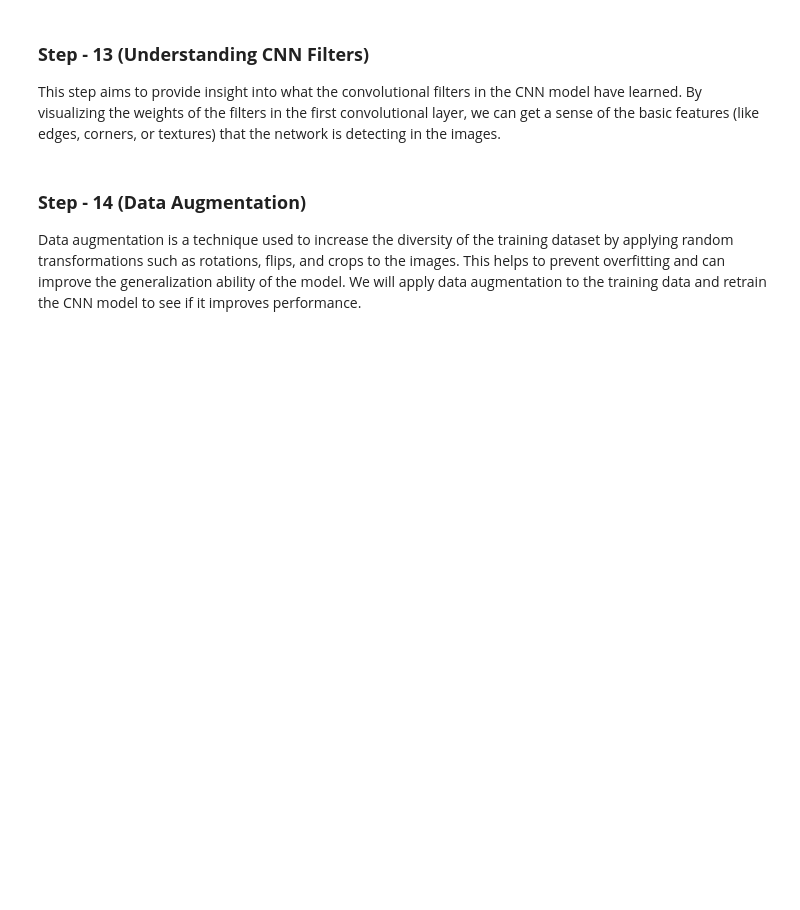
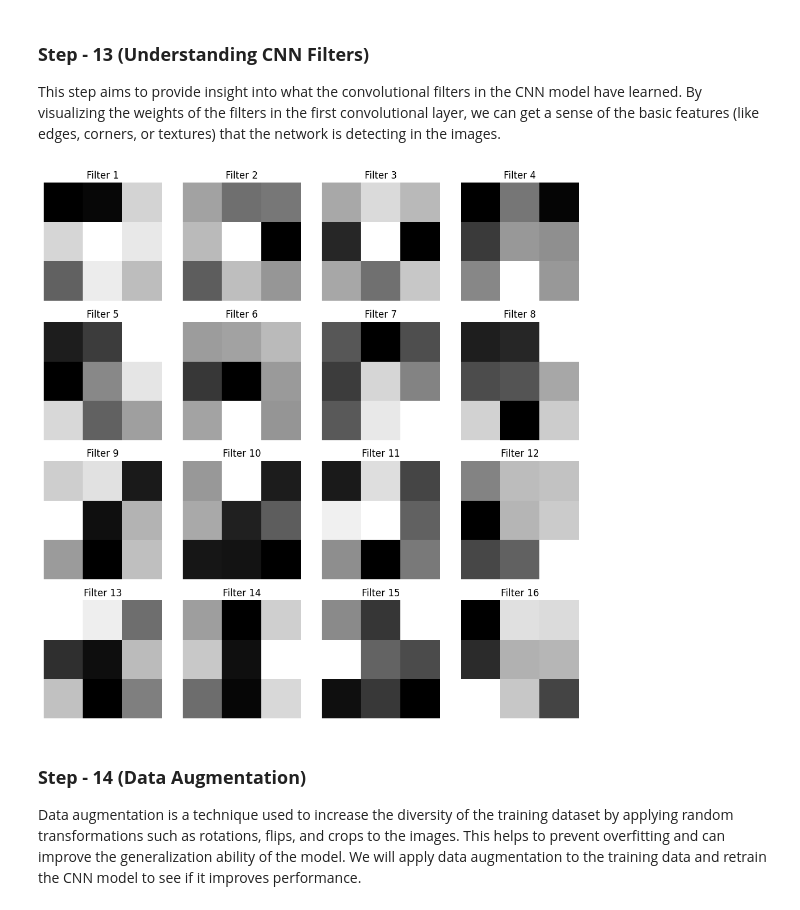
Before and after one commit to vsvishnu13/cv25, a Jupyter notebook: CV_Assignment_2.ipynb, the cells around one changed output. Cells and saved outputs as stored; diff of their text form; code cells hidden in the pictures; blank space fills up the shorter version.

```diff
--- a/CV_Assignment_2.ipynb
+++ b/CV_Assignment_2.ipynb
@@ -320,18 +356,20 @@ class CNN(nn.Module):
     def __init__(self):
         super(CNN, self).__init__()
         # TODO: Define the CNN layers (Conv2D, MaxPool, Fully Connected)
-        self.conv1 = nn.Conv2d(3, None, kernel_size=3, padding=1)  # Replace None with the correct number of filters
+        self.conv1 = nn.Conv2d(3, 32, kernel_size=3, padding=1)  # Replace None with the correct number of filters
         self.pool = nn.MaxPool2d(2, 2)
-        self.conv2 = nn.Conv2d(None, None, kernel_size=3, padding=1)  # Replace None
-        self.fc1 = nn.Linear(None, None)  # Replace None
-        self.fc2 = nn.Linear(None, 10)  # Output layer for 10 classes
+        self.conv2 = nn.Conv2d(32, 64, kernel_size=3, padding=1)  # Replace None
+        self.fc1 = nn.Linear(8*8*64, 512)  # Replace None
+        self.fc2 = nn.Linear(512, 10)  # Output layer for 10 classes
+        self.relu = nn.ReLU()
+
 
     def forward(self, x):
-        x = None  # First conv layer + relu activation + pool
-        x = None  # Second conv layer + relu activation + pool
-        x = x.view(-1, None)  # Flatten the tensor (replace None with correct dimension)
-        x = None  # Fully connected layer + relu activation
-        x = None  # Output layer
+        x = self.pool(self.relu(self.conv1(x)))  # First conv layer + relu activation + pool
+        x = self.pool(self.relu(self.conv2(x)))  # Second conv layer + relu activation + pool
+        x = x.view(-1, 8*8*64)  # Flatten the tensor (replace None with correct dimension)
+        x = self.relu(self.fc1(x))  # Fully connected layer + relu activation
+        x = self.fc2(x)  # Output layer
         return x
 # %% [markdown]
 <style>
@@ -366,12 +404,12 @@ num_epochs = 5
 for epoch in range(num_epochs):
     for i, (images, labels) in enumerate(train_loader):
         # TODO: Move images and labels to the device
-        images = None  # Replace None
-        labels = None
+        images = images.to(device)  # Replace None
+        labels = labels.to(device)
 
         # TODO: Forward pass
-        outputs = None  # Replace None with forward pass through the CNN
-        loss = None # Replace None with the correct code to find error between labels and outputs
+        outputs = model_cnn(images)  # Replace None with forward pass through the CNN
+        loss = criterion(outputs, labels) # Replace None with the correct code to find error between labels and outputs
 
         # Backward pass and optimization
         optimizer.zero_grad()
@@ -474,35 +539,37 @@ This step aims to provide insight into what the convolutional filters in the CNN
 # %%
 # Visualize filters from the first convolutional layer of the CNN model
 
 # TODO: Get the weights of the first convolutional layer
-first_conv_layer_weights = None  # Replace None with code to extract layer weights (e.g., model_cnn.conv1.weight.data.cpu().numpy())
+first_conv_layer_weights = model_cnn.conv1.weight.data.cpu().numpy()  # Replace None with code to extract layer weights (e.g., model_cnn.conv1.weight.data.cpu().numpy())
 
 # TODO: Normalize the weights for visualization
 # Normalizing helps bring all filter values to a common scale between 0 and 1
-min_w = None  # Replace None with code to find the minimum value in the weights
-max_w = None  # Replace None with code to find the maximum value in the weights
-first_conv_layer_weights = None  # Replace None with normalization formula
+min_w = first_conv_layer_weights.min()  # Replace None with code to find the minimum value in the weights
+max_w = first_conv_layer_weights.max() # Replace None with code to find the maximum value in the weights
+first_conv_layer_weights = (first_conv_layer_weights - min_w)/(max_w - min_w)  # Replace None with normalization formula
 
 # TODO: Plot the filters
 # We’ll display up to 16 filters for clarity
-num_filters = None  # Replace None with the total number of filters in the first layer
+num_filters = 32  # Replace None with the total number of filters in the first layer
 num_plots = min(num_filters, 16)
 fig, axes = plt.subplots(nrows=4, ncols=4, figsize=(10, 10))
 axes = axes.flatten()
 
 for i in range(num_plots):
     # TODO: Select one filter to visualize
-    filter_img = None  # Replace None with correct slice from first_conv_layer_weights
+    filter_img = first_conv_layer_weights[i, 0, :, :]  # Replace None with correct slice from first_conv_layer_weights
     axes[i].imshow(filter_img, cmap='gray')
     axes[i].set_title(f'Filter {i+1}')
     axes[i].axis('off')
 
 # Hide unused subplots
 for j in range(num_plots, len(axes)):
     axes[j].axis('off')
 
 plt.tight_layout()
 plt.show()
+# %% [output]
+[figure, added]
 # %% [markdown]
 ### **Step - 14 (Data Augmentation)**
 Data augmentation is a technique used to increase the diversity of the training dataset by applying random transformations such as rotations, flips, and crops to the images. This helps to prevent overfitting and can improve the generalization ability of the model. We will apply data augmentation to the training data and retrain the CNN model to see if it improves performance.
```
Also changed, not shown: parts of 10 cells of this notebook.
